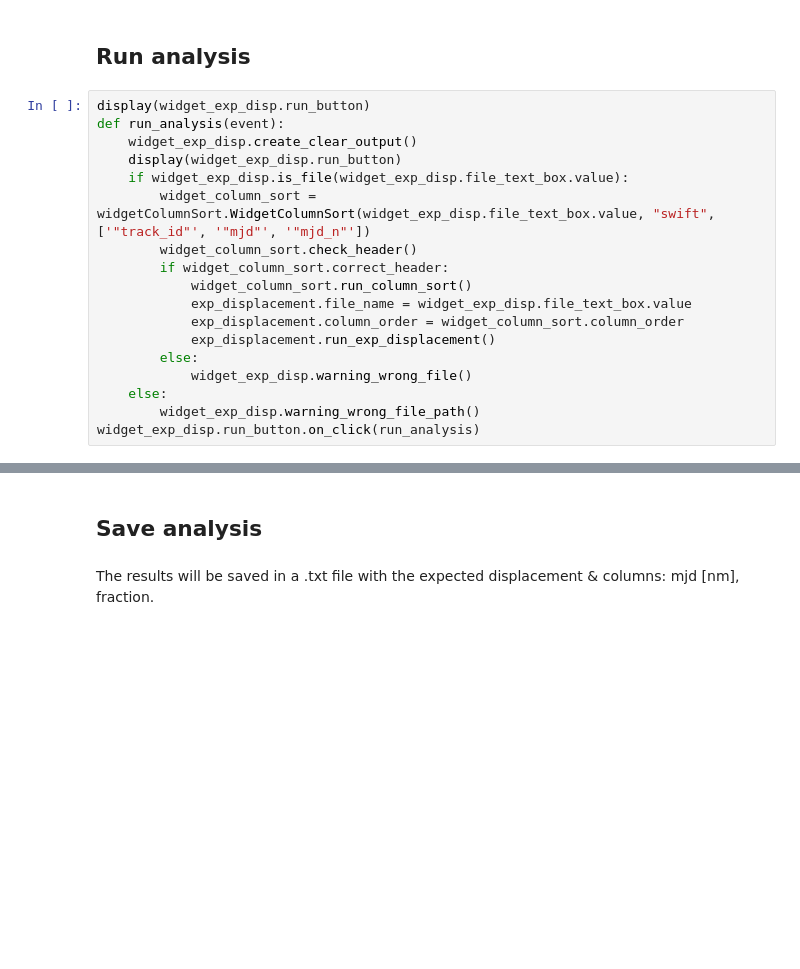
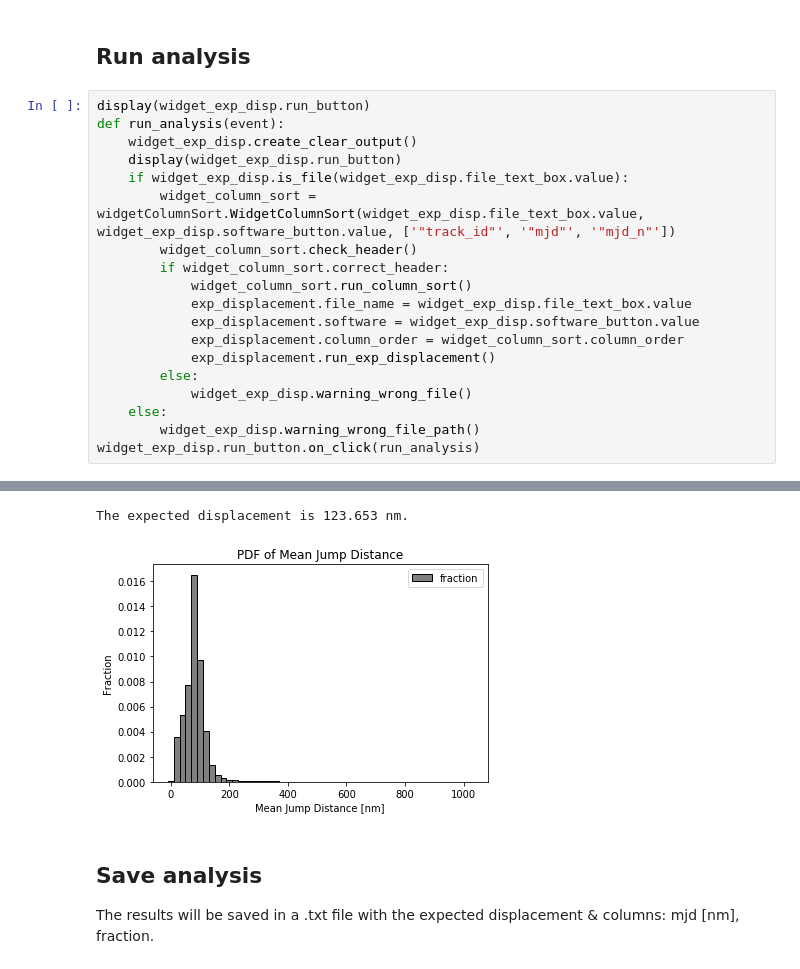
Before and after one commit to HeilemannLab/SPTAnalyser, a Jupyter notebook: expDisplacement.ipynb, the cells around one changed output, grey strips where cells are left out. Cells and saved outputs as stored; diff of their text form; blank space fills up the shorter version.

Commit message:
column sort for thunderstorm as well, expDisplacement can handle both rS and tS
Signed-off-by: Johanna Rahm <johanna.rahm@stud.uni-frankfurt.de>

```diff
--- a/expDisplacement.ipynb
+++ b/expDisplacement.ipynb
@@ -26,11 +35,12 @@ def run_analysis(event):
     widget_exp_disp.create_clear_output()
     display(widget_exp_disp.run_button)
     if widget_exp_disp.is_file(widget_exp_disp.file_text_box.value):
-        widget_column_sort = widgetColumnSort.WidgetColumnSort(widget_exp_disp.file_text_box.value, "swift", ['"track_id"', '"mjd"', '"mjd_n"'])
+        widget_column_sort = widgetColumnSort.WidgetColumnSort(widget_exp_disp.file_text_box.value, widget_exp_disp.software_button.value, ['"track_id"', '"mjd"', '"mjd_n"'])
         widget_column_sort.check_header()
         if widget_column_sort.correct_header:
             widget_column_sort.run_column_sort()
             exp_displacement.file_name = widget_exp_disp.file_text_box.value
+            exp_displacement.software = widget_exp_disp.software_button.value
             exp_displacement.column_order = widget_column_sort.column_order
             exp_displacement.run_exp_displacement()
         else:
@@ -38,3 +48,4 @@ def run_analysis(event):
     else:
         widget_exp_disp.warning_wrong_file_path()
 widget_exp_disp.run_button.on_click(run_analysis)
+# %% [output]
@@ -41,6 +53,7 @@ widget_exp_disp.run_button.on_click(run_analysis)
+The expected displacement is 123.653 nm.
+[figure, added]
-# %% [markdown]
-## Save analysis
 # %% [markdown]
+## Save analysis
 The results will be saved in a .txt file with the expected displacement & columns: mjd [nm], fraction.
 # %%
 display(widget_exp_disp.save_button)
```
Also changed, not shown: parts of 7 cells of this notebook, 8 other files.
